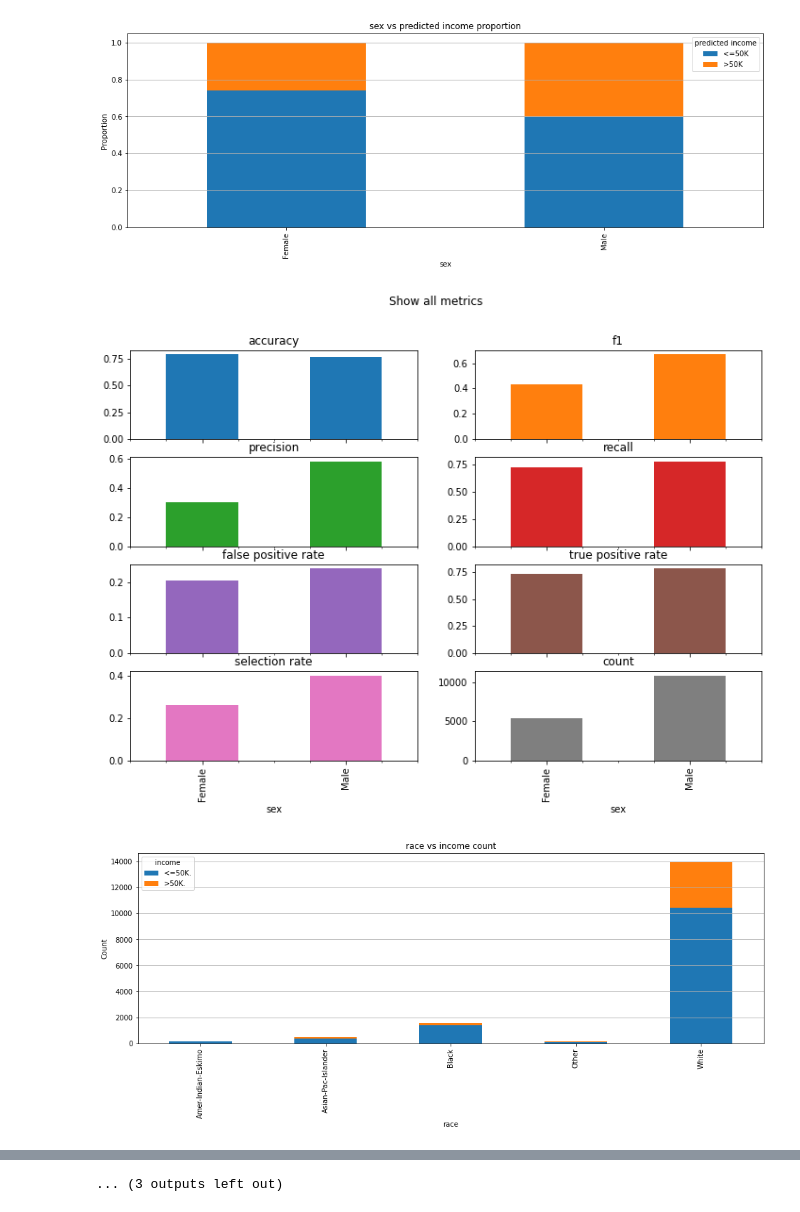
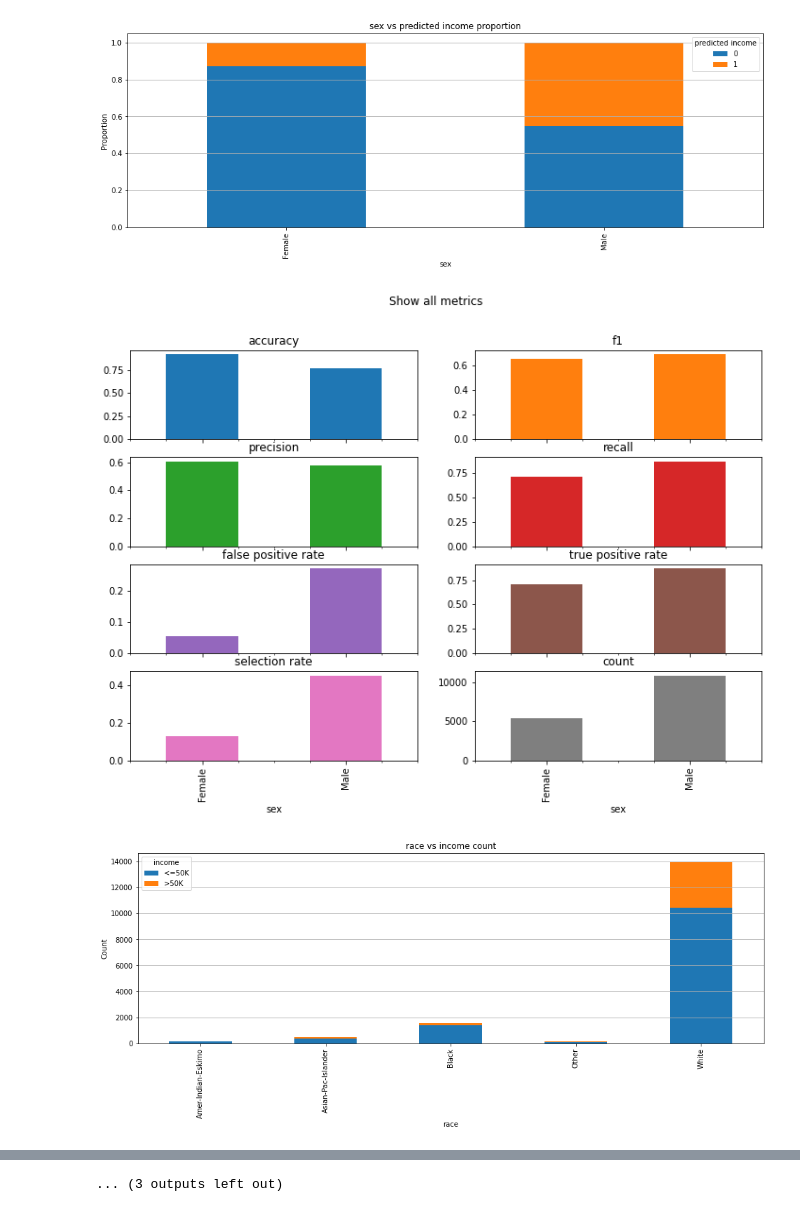
Before and after one commit to Mary-Ezi/fairness_ml_project, a Jupyter notebook: census_ml.ipynb, the cells around one changed output, grey strips where cells are left out. Cells and saved outputs as stored; diff of their text form; code cells hidden in the pictures.

```diff
--- a/census_ml.ipynb
+++ b/census_ml.ipynb
@@ -85,7 +56,23 @@ See the caveats in the documentation: https://pandas.pydata.org/pandas-docs/stab
 # %%
 # Split the data into train and test
-train = dataset[dataset.is_train==True].drop(columns=['is_train'])
-test = dataset[dataset.is_train==False].drop(columns=['is_train'])
+train = file_dataframe[file_dataframe.is_train==True].drop(columns=['is_train'])
+test = file_dataframe[file_dataframe.is_train==False].drop(columns=['is_train'])
+
+def min_max_scaling(dataframe):
+    scaler = MinMaxScaler()
+    for i in NUMERICAL_COLUMNS:
+        dataframe[i] = scaler.fit_transform(dataframe[[i]])
+    return dataframe
+train = min_max_scaling(train)
+test = min_max_scaling(test)
+
+# def standard_scaling(dataframe):
+#     scaler = StandardScaler()
+#     for i in NUMERICAL_COLUMNS:
+#         dataframe[i] = scaler.fit_transform(dataframe[[i]])
+#     return dataframe
+# train = standard_scaling(train)
+# test = standard_scaling(test)
 
 # Prepare train set's features and labels
 X = train.drop(columns=[LABEL_COLUMN]).to_numpy()
@@ -96,7 +83,7 @@ X_test = test.drop(columns=[LABEL_COLUMN]).to_numpy()
 Y_test = test[LABEL_COLUMN].to_numpy().astype('int')
 
 # Calculate negative positive ratio
-negative_positive_ratio = sum(dataset[LABEL_COLUMN] == 0) / sum(dataset[LABEL_COLUMN] == 1)
+negative_positive_ratio = sum(file_dataframe[LABEL_COLUMN] == 0) / sum(file_dataframe[LABEL_COLUMN] == 1)
 
 # Define the classifiers
 classifiers = [
@@ -114,7 +101,7 @@ hyperparameters = [
 ]
 
 # Define the crosss validation strategy
-cv = KFold(n_splits=10)
+# cv = KFold(n_splits=10)
 
 # Metrics Results
 metrics_result = []
@@ -129,7 +116,7 @@ for i in range(len(classifiers)):
     hp = hyperparameters[i]
 
     # Define the hyperparameter search strategy and find the best model accordingly
-    clf = RandomizedSearchCV(classifier, hp, n_iter=30, scoring ='roc_auc', cv=cv, n_jobs=-1, verbose=0)
+    clf = RandomizedSearchCV(classifier, hp, n_iter=30, scoring ='roc_auc', n_jobs=-1, verbose=0)
     search = clf.fit(X, Y)
     best_model = clf.best_estimator_
 
@@ -173,14 +160,16 @@ def plotProportion(data,colname,label):
     plt.title(colname+" vs "+label+" proportion")
 # %%
 Y_pred = best_Y_pred
-PRED_COLUMN = 'predicted income'
+PRED_COLUMN = 'predicted '+ LABEL_COLUMN
 preds = pd.DataFrame(Y_pred, columns=[PRED_COLUMN])
-preds.index += 1
 
-gold_data = data[data.is_train==False]
+file_dataframe = pd.concat([file_dataframe, categorical_columns_df], axis=1)
+
+gold_data = file_dataframe[file_dataframe.is_train==False]
+gold_data.reset_index(drop=True, inplace=True)
+gold_data[LABEL_COLUMN].replace({False: '<=50K', True: '>50K'}, inplace=True)
 gold_data.age = gold_data.age // 10 * 10
 
 pred_data = pd.concat([gold_data, preds], axis=1)
-pred_data[PRED_COLUMN].loc[pred_data[PRED_COLUMN] == 0] = '<=50K'
-pred_data[PRED_COLUMN].loc[pred_data[PRED_COLUMN] == 1] = '>50K'
+pred_data[PRED_COLUMN].replace({False: '<=50K', True: '>50K'}, inplace=True)
 # %% [output]
@@ -216,8 +222,7 @@ def draw_fairlearn_figure(Y_test, Y_pred, data):
         title="Show all metrics",
     )
 # %%
-columns = ['sex', 'race', 'age']
-for col in columns:
+for col in BIAS_COLUMNS:
     plotOccurence(gold_data, col, LABEL_COLUMN)
     plotOccurence(pred_data, col, PRED_COLUMN)
     plotProportion(gold_data, col, LABEL_COLUMN)
@@ -229,4 +234,4 @@ for col in columns:
 [figure]
-[figure, old version]
+[figure, new version]
-[figure, old version]
+[figure, new version]
 [figure]
```
Also changed, not shown: parts of 7 cells of this notebook, 25 other files.
